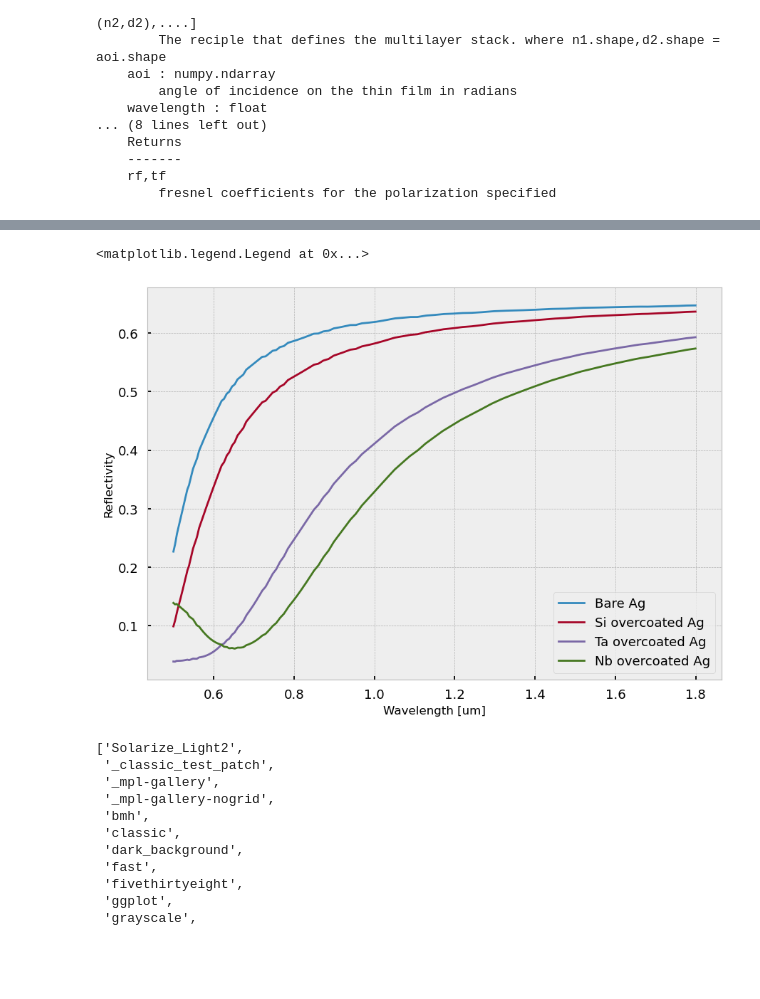
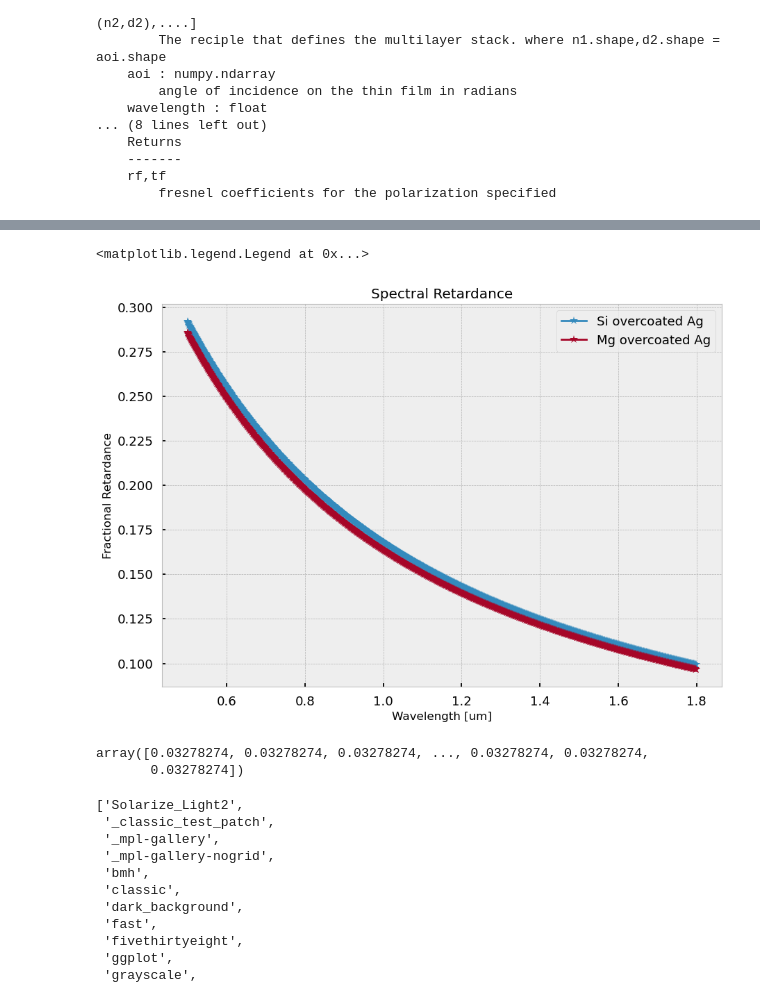
Before and after one commit to Jashcraf/gmagaox-films, a Jupyter notebook: high_reflector.ipynb, the cells around one changed output, grey strips where cells are left out. Cells and saved outputs as stored; diff of their text form; code cells hidden in the pictures; blank space fills up the shorter version.

Commit message:
film updates

```diff
--- a/high_reflector.ipynb
+++ b/high_reflector.ipynb
@@ -33,13 +39,21 @@ aoi = np.full_like(wl,np.radians(10))
 
 # try and generate some index models
 n_Ag = create_index_model('Ag')
+n_Al = create_index_model('Al')
 n_HfO2 = create_index_model('HfO2')
 n_SiO2 = create_index_model('SiO2')
+n_MgF2 = create_index_model('MgF2')
 n_Ta2O5 = create_index_model('Ta2O5')
 n_Nb2O5 = create_index_model('Nb2O5')
 
 def R_from_fresnel(rs,rp):
     return (np.abs(rs)**2 + np.abs(rp)**2) / 2
+
+def A_from_fresnel(rs,rp):
+    return np.angle(rs) - np.angle(rp)
+
+def qwot_thickness(wl,n):
+    return wl / (4 * n)
 
 def high_reflector_d(nf,ns,wl,aoi):
     """thickness of a low-index film deposited on a dielectric layer to maximize reflectance
@@ -87,16 +96,23 @@ array([0.05111776, 0.05111776, 0.05111776, ..., 0.05111776, 0.05111776,
 # Try a simple silver layer
 rs,rp = fresnel_coefficients(aoi,1,n_Ag(wl),mode='reflect')
 R_bare_Ag = R_from_fresnel(rs,rp)
+A_bare_Ag = A_from_fresnel(rs,rp)
 
 # get the film thickness
 wl_ref = 1 # um
 d_film_Si = high_reflector_d(n_SiO2(wl_ref),n_Ag(wl_ref),wl_ref,aoi)
+d_film_Mg = high_reflector_d(n_MgF2(wl_ref),n_Ag(wl_ref),wl_ref,aoi)
 d_film_Ta = high_reflector_d(n_Ta2O5(wl_ref),n_Ag(wl_ref),wl_ref,aoi)
 d_film_Nb = high_reflector_d(n_Nb2O5(wl_ref),n_Ag(wl_ref),wl_ref,aoi)
 
 # create a stack
 stack_Si = [
     (n_SiO2(wl),np.full_like(wl,d_film_Si)),
+    (n_Ag(wl))
+]
+
+stack_Mg = [
+    (n_MgF2(wl),np.full_like(wl,d_film_Mg)),
     (n_Ag(wl))
 ]
 
@@ -112,7 +128,22 @@ stack_Nb = [
 
 rs,_ = compute_thin_films_broadcasted(stack_Si,aoi,wl,substrate_index=n_Ag(wl),polarization='s')
 rp,_ = compute_thin_films_broadcasted(stack_Si,aoi,wl,substrate_index=n_Ag(wl),polarization='p')
+
 R_coated_Si = R_from_fresnel(rs,rp)
+A_coated_Si = A_from_fresnel(rs,rp)
+
+rs,_ = compute_thin_films_broadcasted(stack_Mg,aoi,wl,substrate_index=n_Ag(wl),polarization='s')
+rp,_ = compute_thin_films_broadcasted(stack_Mg,aoi,wl,substrate_index=n_Ag(wl),polarization='p')
+
+# # save the complex data
+# np.savetxt('MgF2_overcoat_Ag_aoi10deg_real_spol.txt',np.real(rs),delimiter=',')
+# np.savetxt('MgF2_overcoat_Ag_aoi10deg_imag_spol.txt',np.imag(rs),delimiter=',')
+# np.savetxt('MgF2_overcoat_Ag_aoi10deg_real_ppol.txt',np.real(rp),delimiter=',')
+# np.savetxt('MgF2_overcoat_Ag_aoi10deg_imag_ppol.txt',np.imag(rp),delimiter=',')
+np.savetxt('wavelengths_overcoat_Ag_aoi10deg.txt',wl)
+
+R_coated_Mg = R_from_fresnel(rs,rp)
+A_coated_Mg = A_from_fresnel(rs,rp)
 
 rs,_ = compute_thin_films_broadcasted(stack_Ta,aoi,wl,substrate_index=n_Ag(wl),polarization='s')
 rp,_ = compute_thin_films_broadcasted(stack_Ta,aoi,wl,substrate_index=n_Ag(wl),polarization='p')
@@ -124,17 +185,22 @@ R_coated_Nb = R_from_fresnel(rs,rp)
 # %%
-plt.style.use('bmh')
-
 plt.figure()
-plt.plot(wl,R_bare_Ag**40,label='Bare Ag')
-plt.plot(wl,R_coated_Si**40,label='Si overcoated Ag')
-plt.plot(wl,R_coated_Ta**40,label='Ta overcoated Ag')
-plt.plot(wl,R_coated_Nb**40,label='Nb overcoated Ag')
-plt.ylabel('Reflectivity')
+plt.title(f'Spectral Retardance')
+# plt.plot(wl,A_bare_Ag + np.pi,label='Bare Ag',color='black') # account for phase shift on reflection
+plt.plot(wl,A_coated_Si/A_bare_Ag,label='Si overcoated Ag',marker='*')
+plt.plot(wl,A_coated_Mg/A_bare_Ag,label='Mg overcoated Ag',marker='*')
+# plt.plot(wl,R_coated_Ta**noptics,label='Ta overcoated Ag',marker='o')
+# plt.plot(wl,R_coated_Nb**noptics,label='Nb overcoated Ag',marker='.')
+plt.ylabel('Fractional Retardance')
 plt.xlabel('Wavelength [um]')
 plt.legend()
 # %% [output]
 <matplotlib.legend.Legend at 0x...>
-[figure, old version]
+[figure, new version]
+# %%
+d_film_Mg
+# %% [output]
+array([0.03278274, 0.03278274, 0.03278274, ..., 0.03278274, 0.03278274,
+       0.03278274])
 # %%
 plt.style.available
 # %% [output]
```
Also changed, not shown: parts of 4 cells of this notebook, 2 other files.
